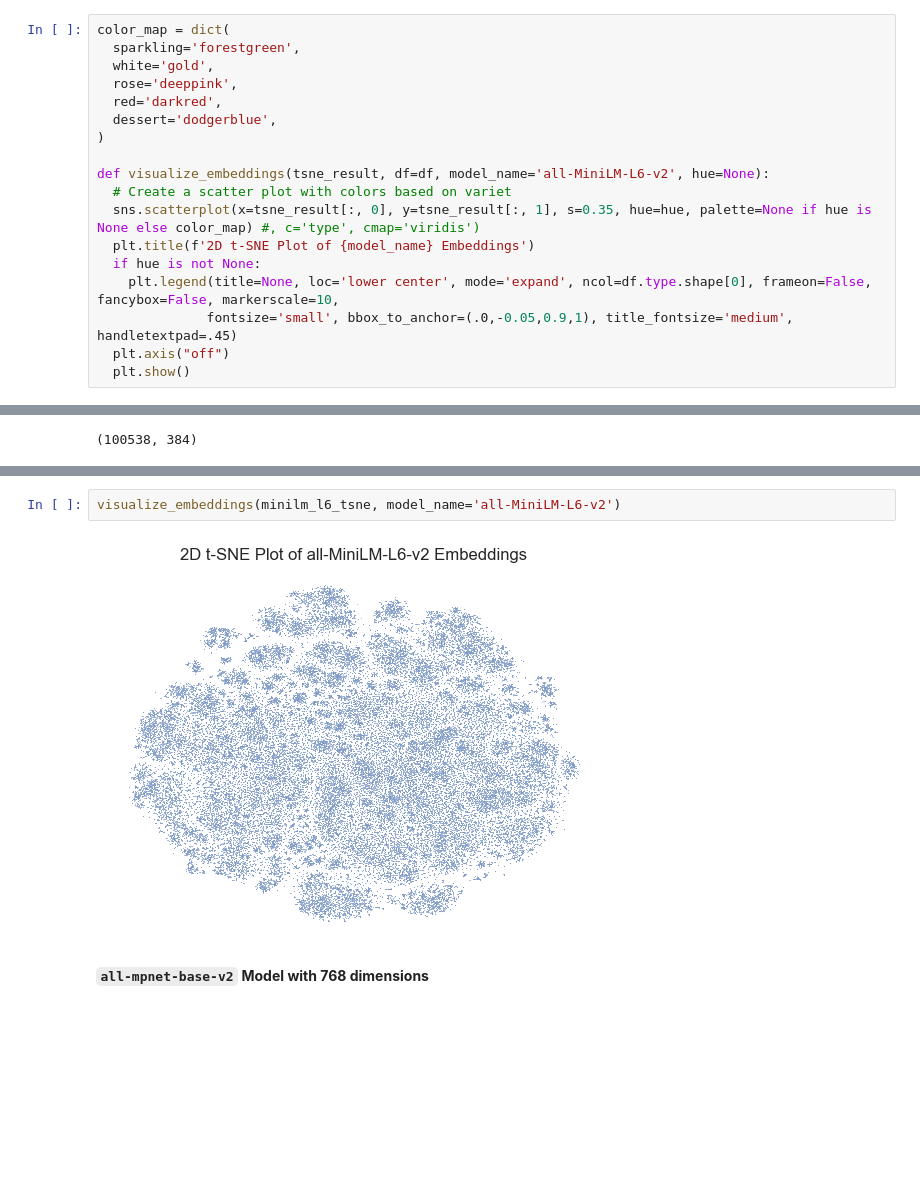
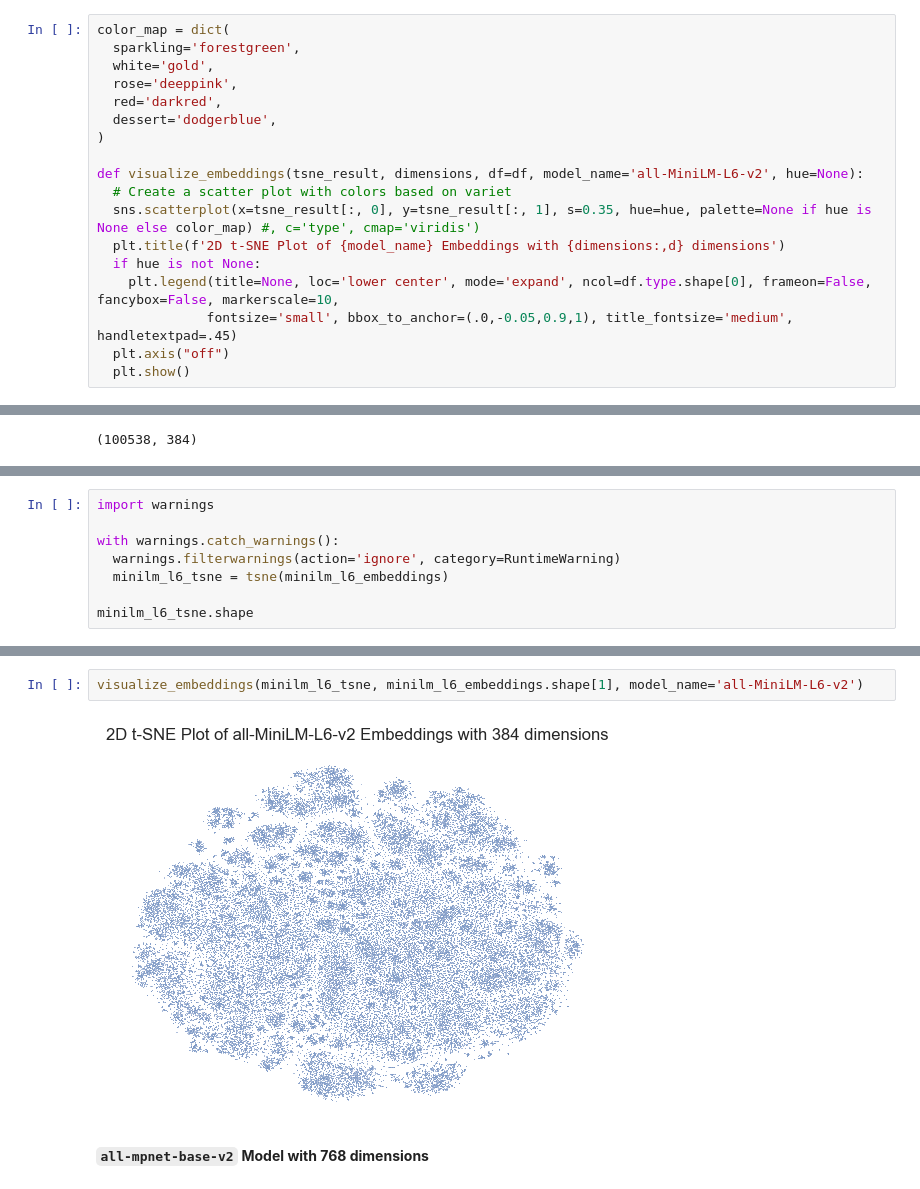
Before and after one commit to pasmith/oenologist, a Jupyter notebook: wine_reviews-sentence_transformers.ipynb, the cells around one changed output, grey strips where cells are left out. Drawn from its saved outputs; the diff is of its cells as text; blank space fills up the shorter version.

```diff
--- a/wine_reviews-sentence_transformers.ipynb
+++ b/wine_reviews-sentence_transformers.ipynb
@@ -130,10 +130,10 @@ color_map = dict(
   dessert='dodgerblue',
 )
 
-def visualize_embeddings(tsne_result, df=df, model_name='all-MiniLM-L6-v2', hue=None):
+def visualize_embeddings(tsne_result, dimensions, df=df, model_name='all-MiniLM-L6-v2', hue=None):
   # Create a scatter plot with colors based on variet
   sns.scatterplot(x=tsne_result[:, 0], y=tsne_result[:, 1], s=0.35, hue=hue, palette=None if hue is None else color_map) #, c='type', cmap='viridis')
-  plt.title(f'2D t-SNE Plot of {model_name} Embeddings')
+  plt.title(f'2D t-SNE Plot of {model_name} Embeddings with {dimensions:,d} dimensions')
   if hue is not None:
     plt.legend(title=None, loc='lower center', mode='expand', ncol=df.type.shape[0], frameon=False, fancybox=False, markerscale=10,
               fontsize='small', bbox_to_anchor=(.0,-0.05,0.9,1), title_fontsize='medium', handletextpad=.45)
@@ -171,0 +153,8 @@ It took $5.3$ minutes to perform t-SNE dimension reduction on embeddings for $10
+# %%
+import warnings
+
+with warnings.catch_warnings():
+  warnings.filterwarnings(action='ignore', category=RuntimeWarning)
+  minilm_l6_tsne = tsne(minilm_l6_embeddings)
+
+minilm_l6_tsne.shape
@@ -172,7 +168,7 @@ It took $5.3$ minutes to perform t-SNE dimension reduction on embeddings for $10
 # %%
-visualize_embeddings(minilm_l6_tsne, model_name='all-MiniLM-L6-v2')
+visualize_embeddings(minilm_l6_tsne, minilm_l6_embeddings.shape[1], model_name='all-MiniLM-L6-v2')
 # %% [output]
-[figure, old version]
+[figure, new version]
 # %% [markdown]
 **`all-mpnet-base-v2` Model with 768 dimensions**
 # %%
```
Also changed, not shown: parts of 17 cells of this notebook.
